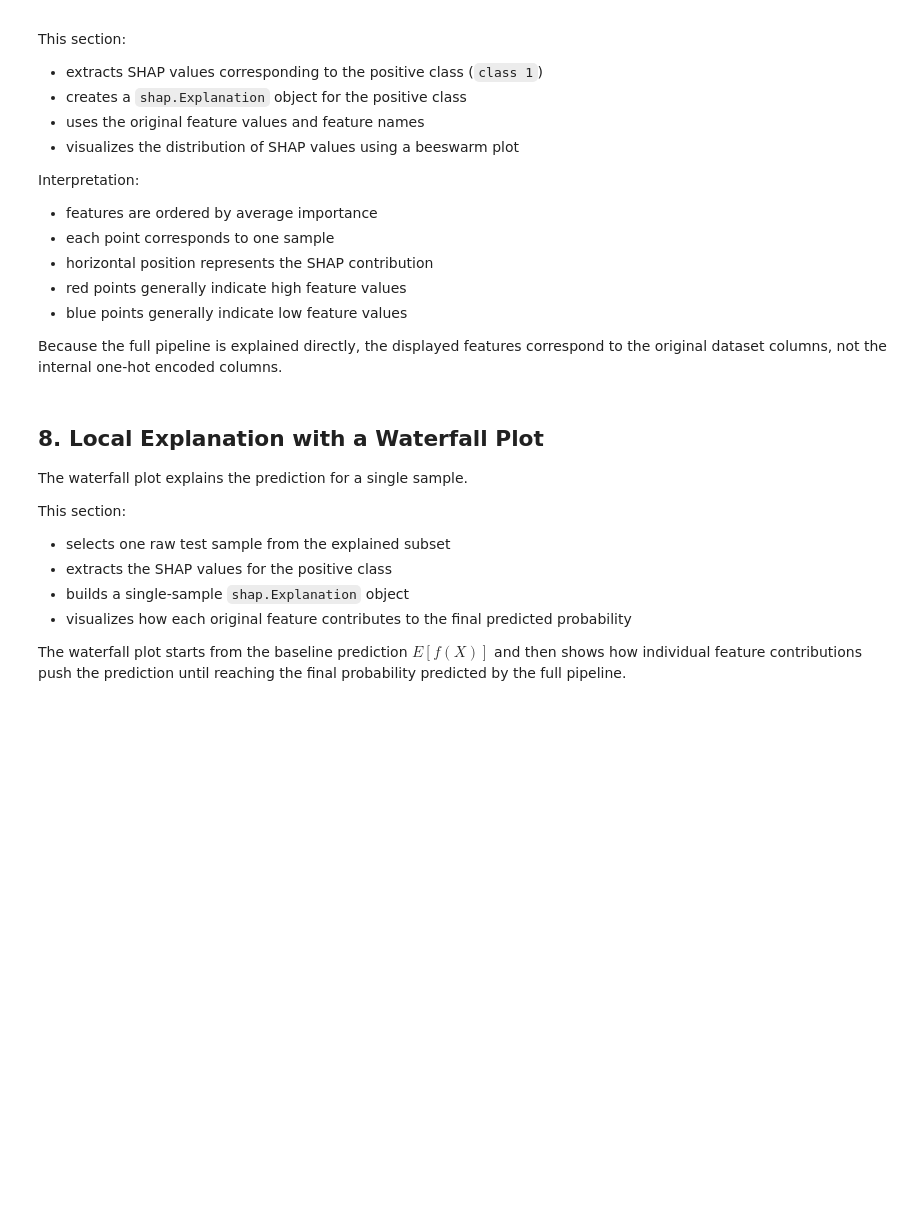
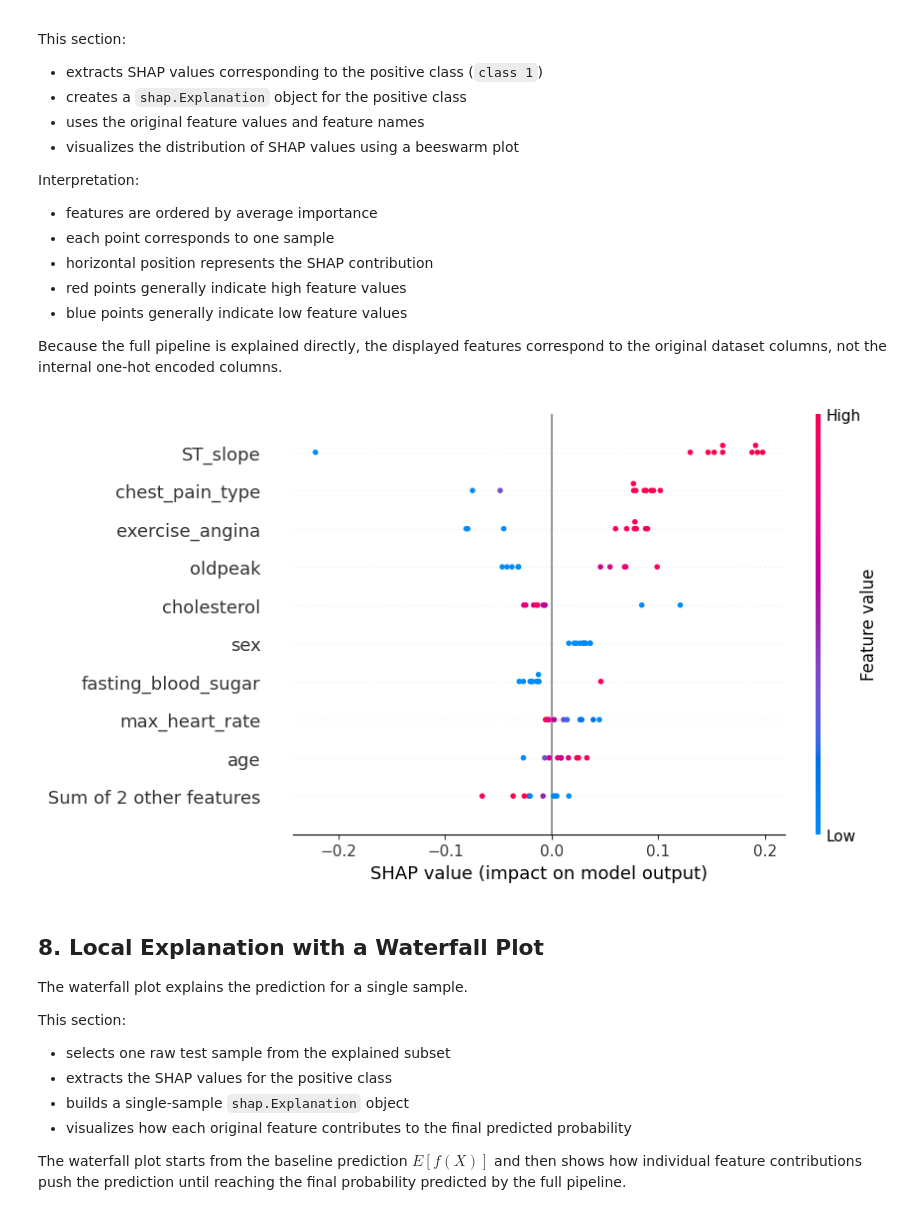
Before and after one commit to MatteoBaraldi/Machine-Learning-for-Bioengineering, a Jupyter notebook: MOD-2/06_SHAP/esercise_shap_solved.ipynb, the cells around one changed output. Saved outputs shown, nothing was run; the diff lists cells and outputs as text; code cells hidden in the pictures; blank space fills up the shorter version.

```diff
--- a/MOD-2/06_SHAP/esercise_shap_solved.ipynb
+++ b/MOD-2/06_SHAP/esercise_shap_solved.ipynb
@@ -93,7 +95,7 @@ X_train, X_test, y_train, y_test = train_test_split(
     test_size=0.25,
     stratify=y,
     random_state=RANDOM_STATE
-)
+) # split the full dataset into stratified train and test subsets using a 75/25 distribution ratio
 
-print("Training set:", X_train.shape)
-print("Test set:", X_test.shape)
+print("Training set:", X_train.shape) # print out the dimensions and total row count of the training feature set
+print("Test set:", X_test.shape) # print out the dimensions and total row count of the test feature set
@@ -132,0 +105,33 @@ print("Precision:", precision_score(y_test, y_pred))
+# %%
+pipe = Pipeline([
+    ("preprocessor", preprocessor),
+    ("svm", SVC(probability=True)),
+]) # initialize machine learning pipeline integrating feature preprocessing and a probability-enabled support vector classifier
+param_grid = [
+    {
+        "svm__kernel": ["linear"],
+        "svm__C": [0.1, 1, 10], # ridotto da 9 a 3 valori
+    },
+    {
+        "svm__kernel": ["rbf"],
+        "svm__C": [0.1, 1, 10],      # ridotto da 9 a 3 valori
+        "svm__gamma": [0.001, 0.01], # ridotto da 6 a 2 valori
+    },
+] # define parameter grids covering cost regularization and kernel coefficients across linear and rbf configurations
+grid_search = GridSearchCV(
+    estimator=pipe,
+    param_grid=param_grid,
+    scoring="balanced_accuracy",
+    cv=5,
+    n_jobs=-1,
+) # configure 5-fold cross-validation grid search to jointly optimize across both target kernel spaces
+grid_search.fit(X_train, y_train) # execute the cross-validated parameter search sweep on the preprocessed training split
+print("Best parameters:") # print out the section label for the optimized model settings
+print(grid_search.best_params_) # print the specific optimal hyperparameter dictionary found by the search sweep
+print("Mean CV balanced accuracy:", grid_search.best_score_) # print the best cross-validation balanced accuracy score achieved
+best_model = grid_search.best_estimator_ # extract the fully optimized preprocessing and svm pipeline fitted on all training data
+y_pred = best_model.predict(X_test) # generate class predictions for the testing set records using the best model
+print("Accuracy:", accuracy_score(y_test, y_pred)) # calculate and print standard classification accuracy on the test set
+print("Balanced accuracy:", balanced_accuracy_score(y_test, y_pred)) # evaluate and print macro-averaged accuracy across classes
+print("Recall:", recall_score(y_test, y_pred)) # calculate and print the true positive rate metric on test records
+print("Precision:", precision_score(y_test, y_pred)) # calculate and print the positive predictive value metric on test records
@@ -226,16 +243,18 @@ Interpretation:
 
 Because the full pipeline is explained directly, the displayed features correspond to the original dataset columns, not the internal one-hot encoded columns.
 # %%
-positive_class_index = 1
+positive_class_index = 1 # define the target class index for calculating feature importance contributions
 
 shap_values_positive = shap.Explanation(
     values=shap_values.values[:, :, positive_class_index],
     base_values=shap_values.base_values[:, positive_class_index],
     data=X_explain.values,
     feature_names=X_explain.columns.tolist()
-)
+) # extract and bundle multi-class shapley arrays into a single-class explanation object wrapper
 
-shap.plots.beeswarm(shap_values_positive)
+shap.plots.beeswarm(shap_values_positive) # generate a beeswarm plot to visualize feature distribution impacts on the target class
+# %% [output]
+[figure, added]
 # %% [markdown]
 ## 8. Local Explanation with a Waterfall Plot
 
```
Also changed, not shown: parts of 7 cells of this notebook.
